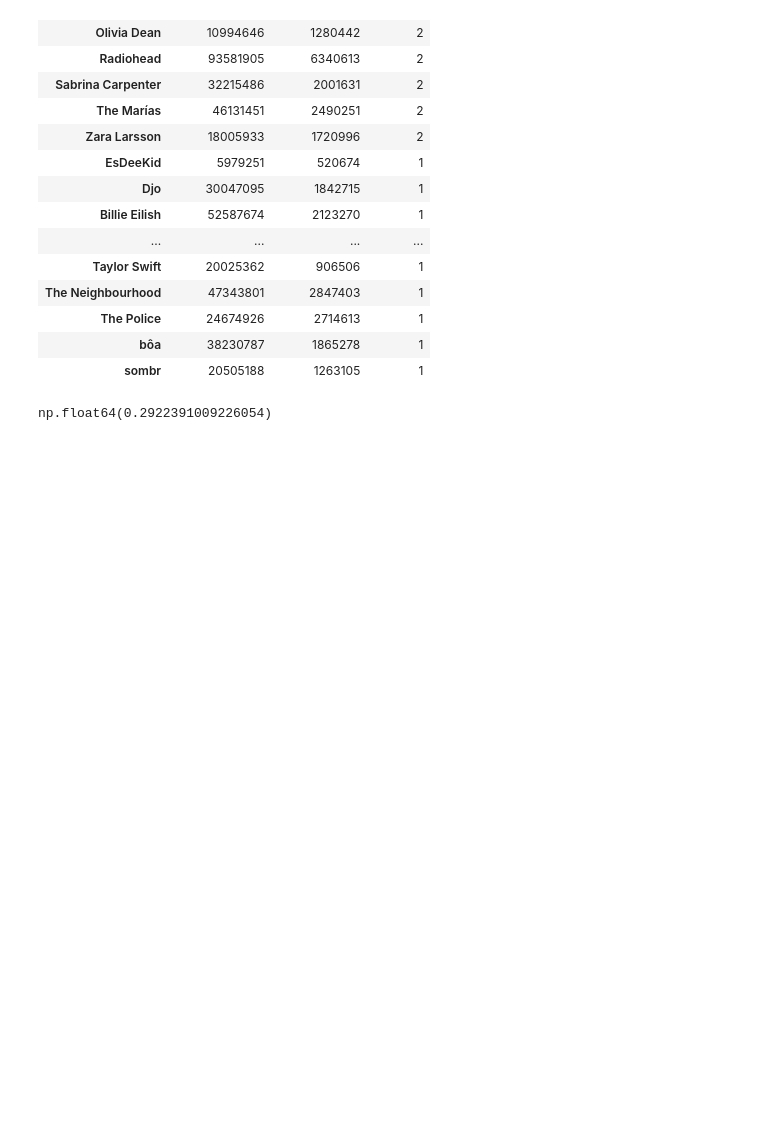
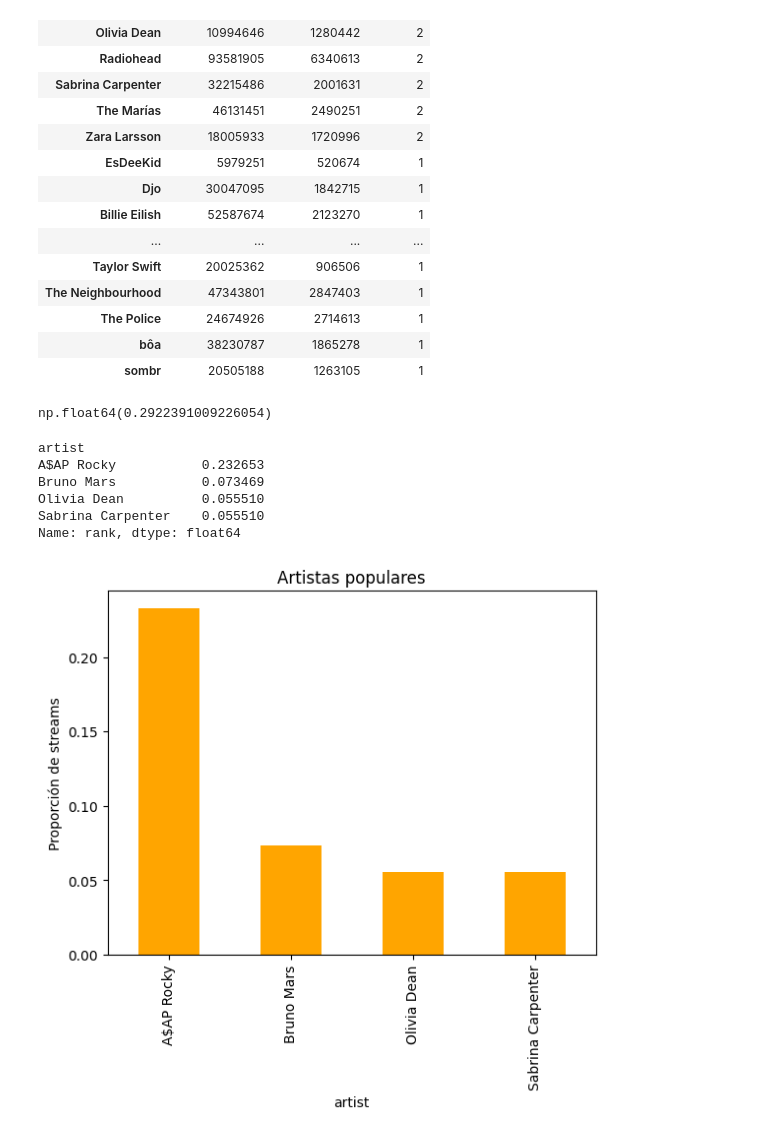
Before and after one commit to ArtiRamos/lastfm_data_analysis, a Jupyter notebook: Preguntas de análisis.ipynb, the cells around one changed output. Cells and saved outputs as stored; diff of their text form; code cells hidden in the pictures; blank space fills up the shorter version.

```diff
--- a/Preguntas de análisis.ipynb
+++ b/Preguntas de análisis.ipynb
@@ -166,0 +176,4 @@ Ambos gráficos nos presenta una distribución de Long Tail. En en DataFrame de
+# %%
+df_tracks = pd.read_csv("top_tracks_lastfm.csv")
+df_tracks = df_tracks.reset_index().rename(columns={"index": "rank"})
+df_tracks.head()
@@ -166,0 +230,7 @@ Ambos gráficos nos presenta una distribución de Long Tail. En en DataFrame de
+# %%
+36#One-hit wonders
+# Aquí considero one-hit wonder a un artista que alcanza gran popularidad con una única canción, mientras que el resto de su repertorio no logra replicar dicho éxito.
+df_tracks["one_hit_wonder"] = df_tracks.groupby("artist")["playcount"].transform(lambda x: (x.max() == x) & (len(x) == 1))
+df_tracks["one_hit_wonder"].value_counts()
+porcentaje = (22/ 50) * 100
+print(f" En el data set, el {porcentaje}% de los artistas son considerados “one-hit wonders”,es decir, alcanzan gran popularidad con una única canción.")
@@ -277,3 +318,23 @@ df_artist_total
 df_artist_total.head(7)["total_playcount"].sum()/df_artist_total["total_playcount"].sum()
 # %% [output]
 np.float64(0.2922391009226054)
+# %%
+#39 #39.Comparación de desigualdad artistas vs canciones
+artist_streams = df_tracks.groupby("artist")["rank"].sum().sort_values(ascending=False)
+artist_prop = artist_streams / artist_streams.sum()
+top_concentrated = artist_prop[artist_prop > 0.05]
+top_concentrated
+# %% [output]
+artist
+A$AP Rocky           0.232653
+Bruno Mars           0.073469
+Olivia Dean          0.055510
+Sabrina Carpenter    0.055510
+Name: rank, dtype: float64
+# %%
+top_concentrated.plot(kind="bar", color="orange")
+plt.ylabel("Proporción de streams")
+plt.title("Artistas populares")
+plt.show()
+# %% [output]
+[figure, added]
```
Also changed, not shown: parts of 18 cells of this notebook.
